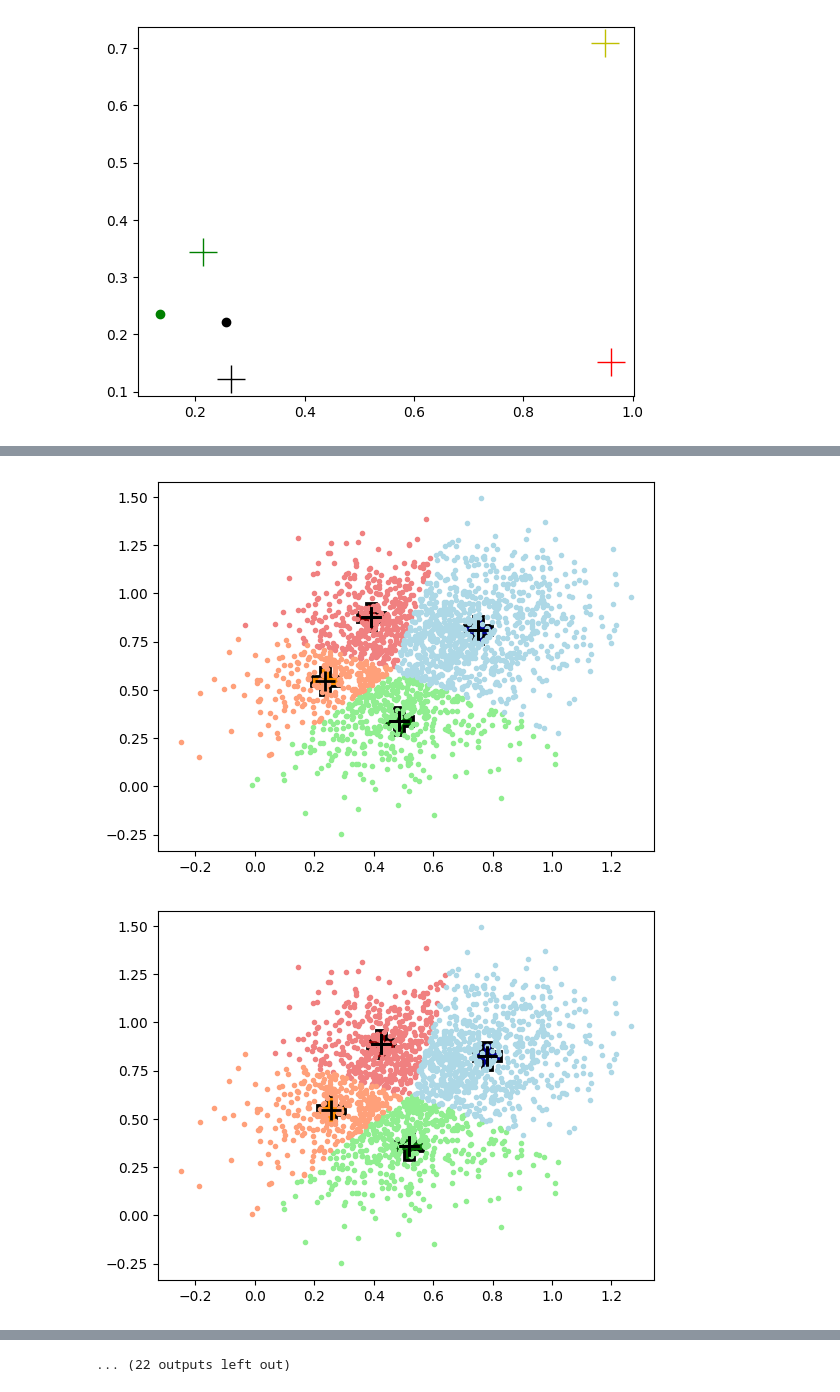
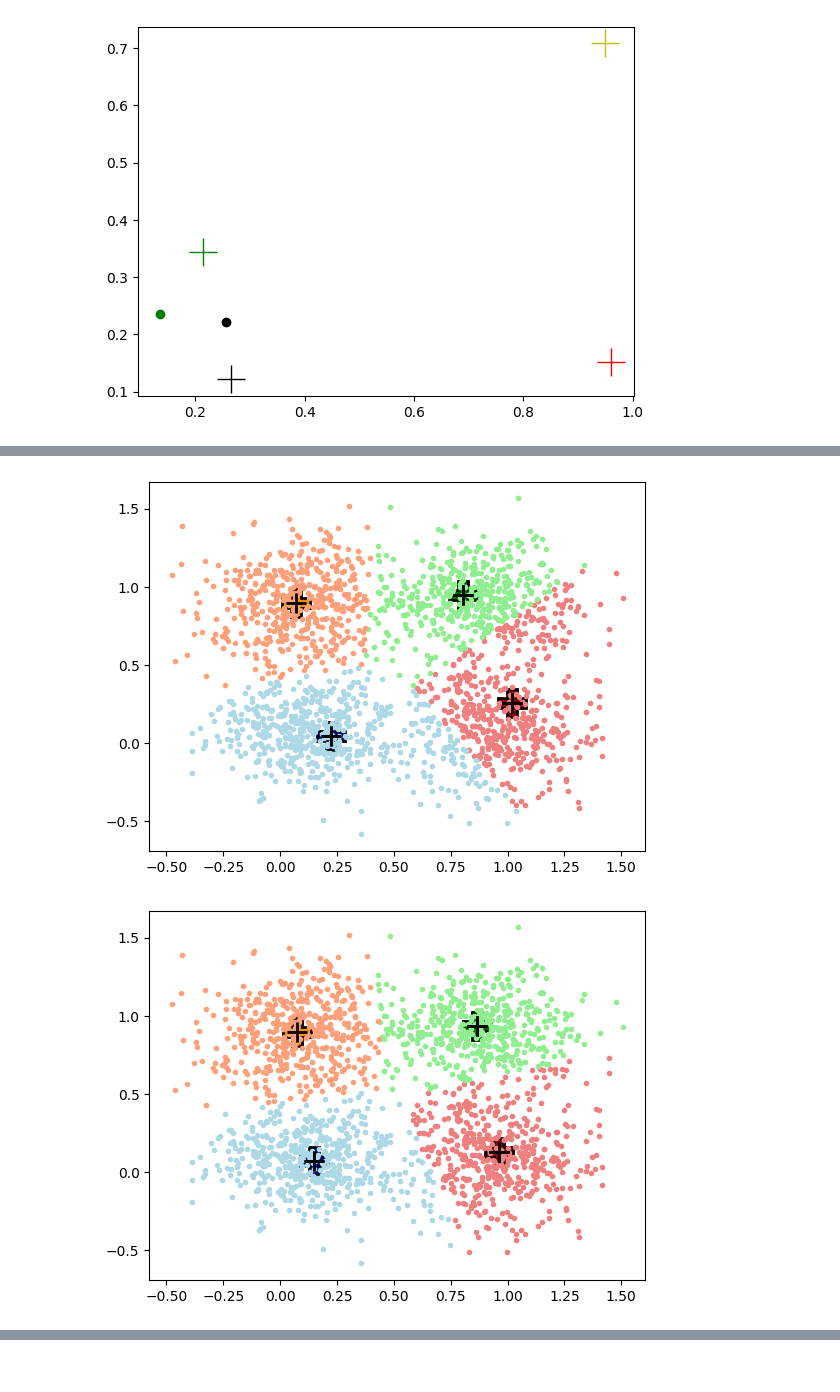
Before and after one commit to OmerFaruk-Celik/YapayZeka, a Jupyter notebook: K-Means.ipynb, the cells around one changed output, grey strips where cells are left out. Cells and saved outputs as stored; diff of their text form; code cells hidden in the pictures.

```diff
--- a/K-Means.ipynb
+++ b/K-Means.ipynb
@@ -321,11 +321,11 @@ import matplotlib.pyplot as plt
 import cv2
 import os
 
-# Kümelerin merkez noktalarını rastgele oluştur
-merkezler = np.random.rand(4, 2)
+# Kümelerin merkez noktaları (aralığı artırılmış)
+merkezler = np.array([[0.1, 0.1], [0.9, 0.1], [0.1, 0.9], [0.9, 0.9]])
 
 # Her küme için noktaların sayısı
-n = 500  # Toplam 2000 nokta için her kümede 500 nokta
+n = 500  # Toplam 100 nokta için her kümede 25 nokta
 
 # Noktaları oluşturma (daha geniş bir dağılım aralığı)
 noktalar = np.vstack([np.column_stack((np.random.normal(merkez[0], 0.2, n),
@@ -402,2 +402,2 @@ os.rmdir(temp_folder)
-[figure, old version]
+[figure, new version]
-[figure, old version]
+[figure, new version]
@@ -413 +408,0 @@ os.rmdir(temp_folder)
-... (22 outputs left out)
```
Also changed, not shown: parts of 1 cell of this notebook, 1 other file.
